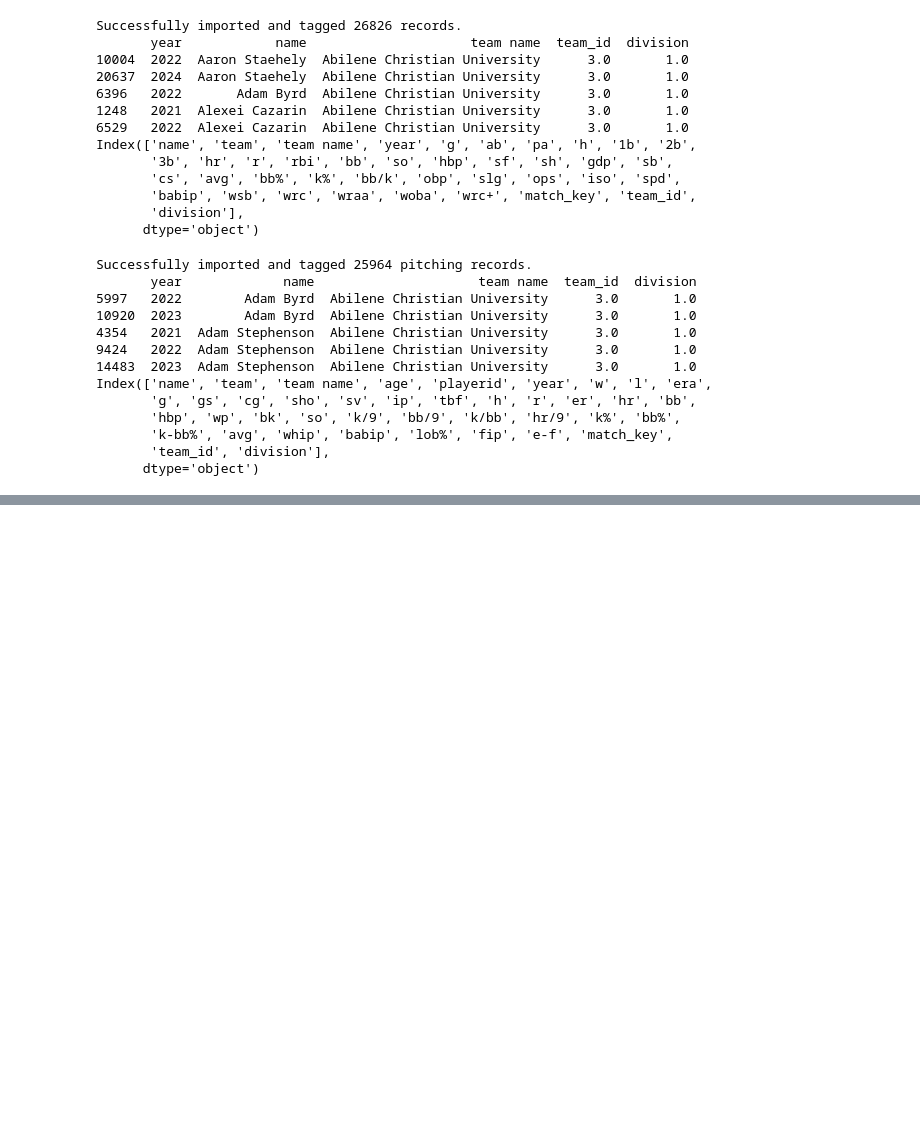
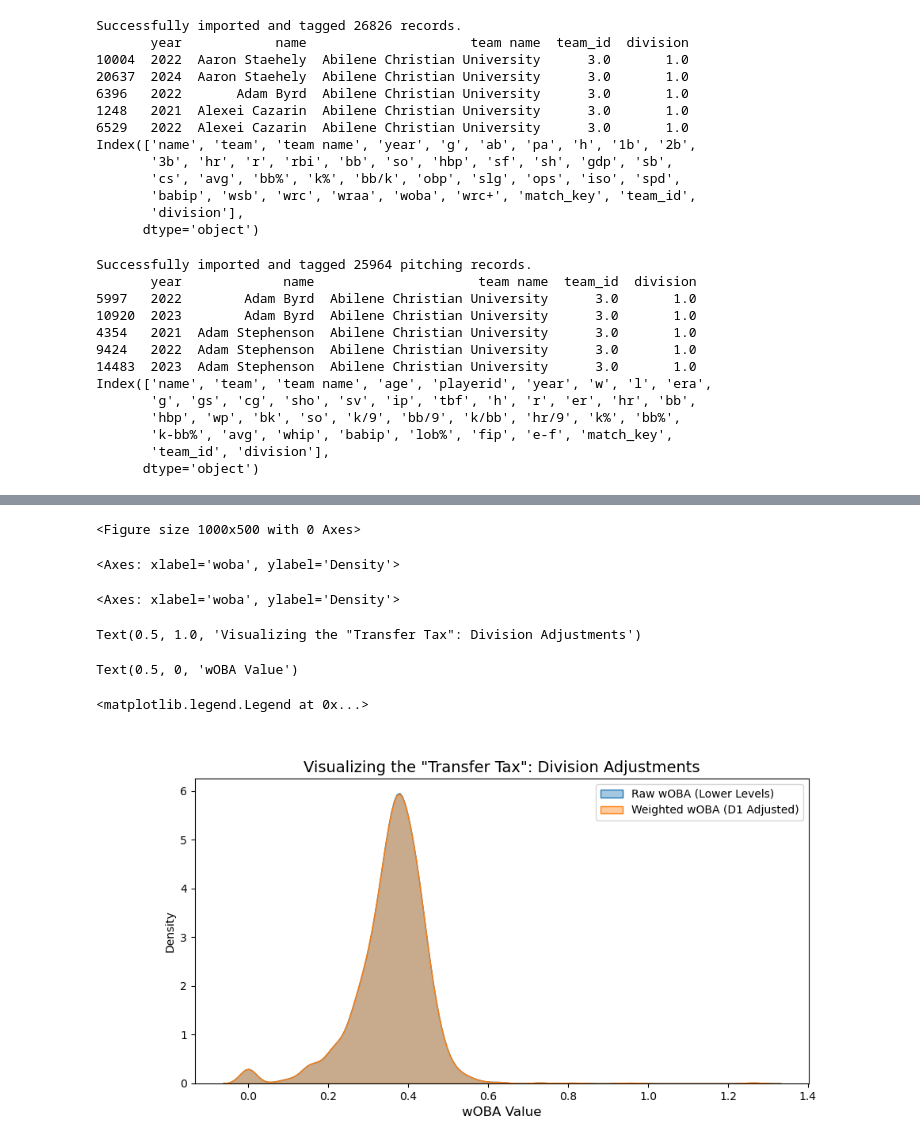
Before and after one commit to averyhamel/FinalProject, a Jupyter notebook: finalproject.ipynb, the cells around one changed output, grey strips where cells are left out. Drawn from its saved outputs; the diff is of its cells as text; code cells hidden in the pictures; blank space fills up the shorter version.

```diff
--- a/finalproject.ipynb
+++ b/finalproject.ipynb
@@ -175,3 +176,31 @@ Index(['name', 'team', 'team name', 'age', 'playerid', 'year', 'w', 'l', 'era',
        'k-bb%', 'avg', 'whip', 'babip', 'lob%', 'fip', 'e-f', 'match_key',
        'team_id', 'division'],
       dtype='object')
+# %%
+# PLAYER-LEVEL HITTING/PITCHING DATA
+for df in [master_roster_df, master_pitching_df]:
+    df['name'] = df['name'].str.strip()
+    df['team_id'] = df['team_id'].astype(float)
+    df['year'] = df['year'].astype(int)
+
+# --- STEP 2: OUTER JOIN ON PLAYER-TEAM-YEAR ---
+# This preserves hitters who don't pitch and pitchers who don't hit
+master_player_df = pd.merge(
+    master_roster_df,
+    master_pitching_df,
+    on=['name', 'team_id', 'year'],
+    how='outer',
+    suffixes=('_bat', '_pit')
+)
+
+# --- STEP 3: CLEAN UP SHARED COLUMNS ---
+name_cols = ['team name', 'division', 'conference', 'team', 'match_key'] # Added match_key here
+for col in name_cols:
+    bat_col = f'{col}_bat'
+    pit_col = f'{col}_pit'
+    if bat_col in master_player_df.columns and pit_col in master_player_df.columns:
+        master_player_df[col] = master_player_df[bat_col].fillna(master_player_df[pit_col])
+        master_player_df = master_player_df.drop(columns=[bat_col, pit_col])
+
+print(f"Master Player Table Created: {len(master_player_df)} player-seasons.")
+display(master_player_df[['name', 'team name', 'year', 'pa', 'ip']].head())
@@ -324,0 +573,21 @@ Import complete! Created 'master_records_df' with 11225 records.
+# %%
+# Create a comparison of Raw vs Weighted wOBA for Transfers
+transfers_only = master_player_df[master_player_df['is_transfer'] == True].copy()
+transfers_weighted = master_player_weighted[master_player_weighted['is_transfer'] == True].copy()
+
+plt.figure(figsize=(10, 5))
+sns.kdeplot(transfers_only['woba'], label='Raw wOBA (Lower Levels)', fill=True, alpha=0.4)
+sns.kdeplot(transfers_weighted['woba'], label='Weighted wOBA (D1 Adjusted)', fill=True, alpha=0.4)
+
+plt.title('Visualizing the "Transfer Tax": Division Adjustments', fontsize=14)
+plt.xlabel('wOBA Value', fontsize=12)
+plt.legend()
+plt.show()
+# %% [output]
+<Figure size 1000x500 with 0 Axes>
+<Axes: xlabel='woba', ylabel='Density'>
+<Axes: xlabel='woba', ylabel='Density'>
+Text(0.5, 1.0, 'Visualizing the "Transfer Tax": Division Adjustments')
+Text(0.5, 0, 'wOBA Value')
+<matplotlib.legend.Legend at 0x...>
+[figure, added]
```
Also changed, not shown: parts of 15 cells of this notebook, 4 other files.
